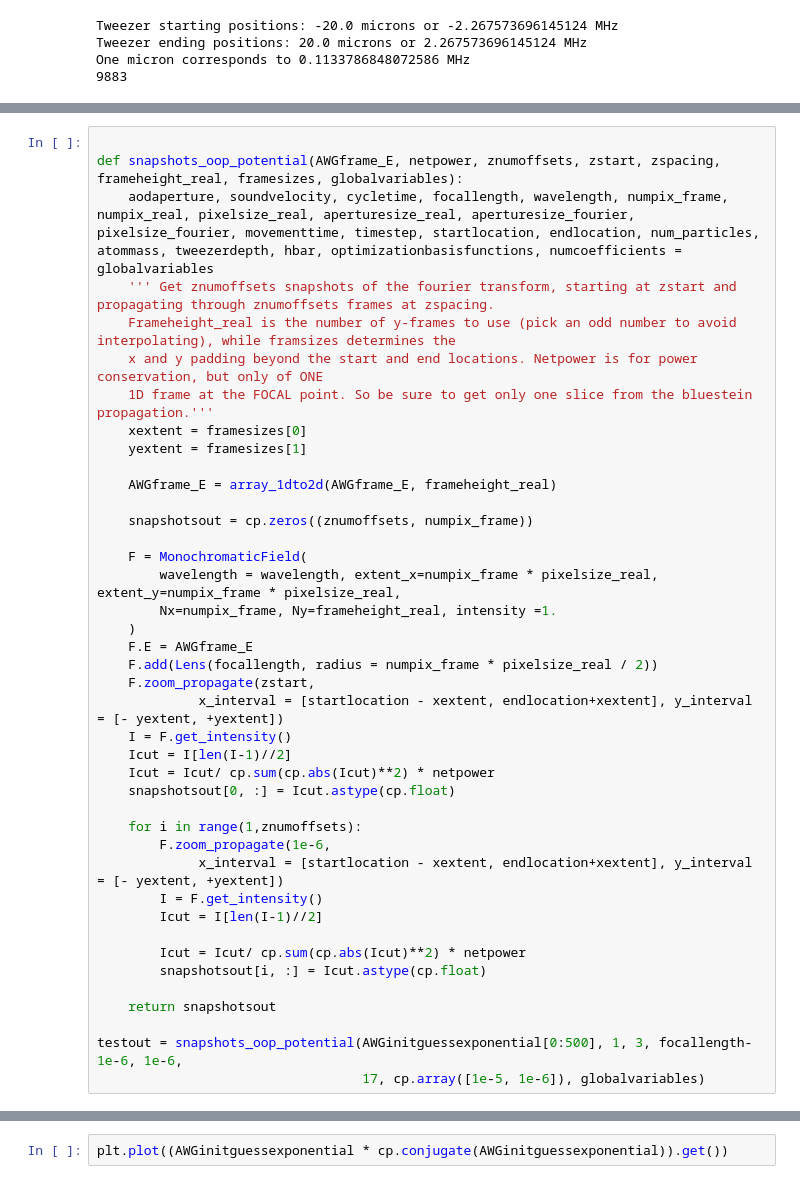
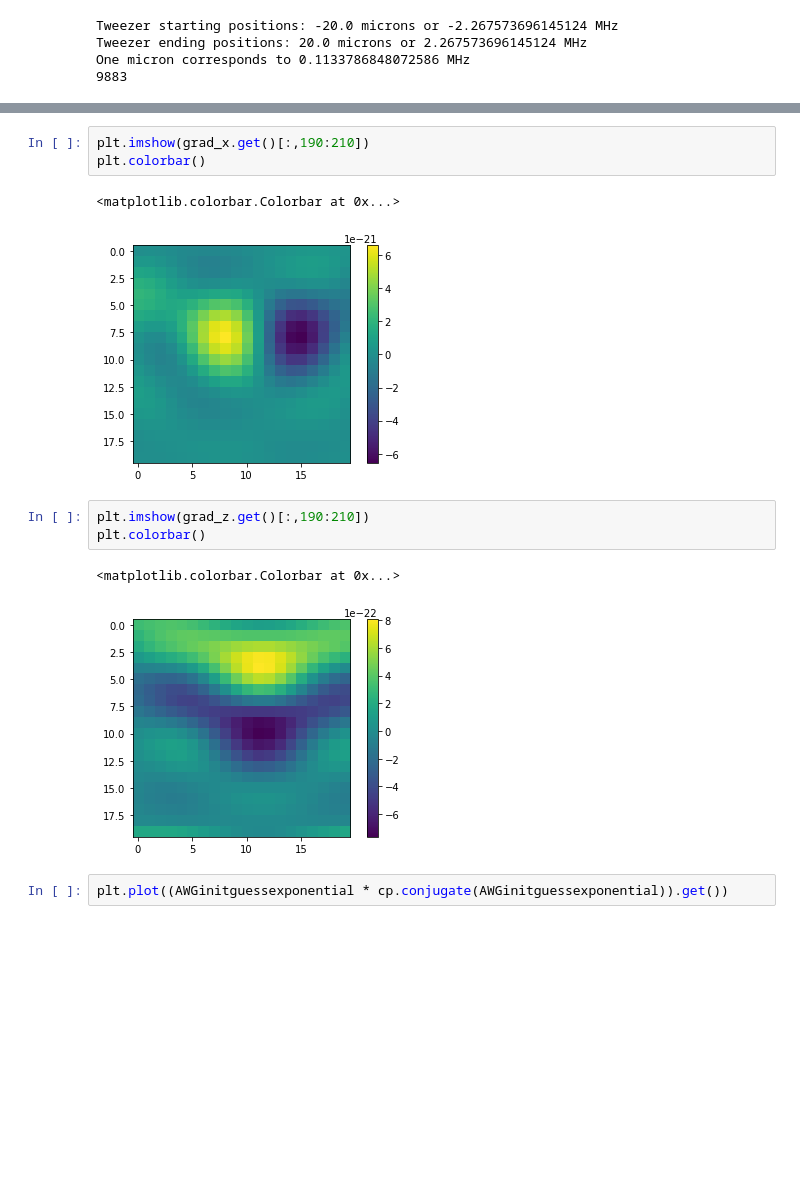
Before and after one commit to nsong03/Ultracold-Research, a Jupyter notebook: TweezerOptimization/AWGwaveformopt_outofplane.ipynb, the cells around one changed output, grey strips where cells are left out. Drawn from its saved outputs; the diff is of its cells as text; blank space fills up the shorter version.

```diff
--- a/TweezerOptimization/AWGwaveformopt_outofplane.ipynb
+++ b/TweezerOptimization/AWGwaveformopt_outofplane.ipynb
@@ -359,41 +176,0 @@ plt.plot(storage[5])
-# %%
-
-def snapshots_oop_potential(AWGframe_E, netpower, znumoffsets, zstart, zspacing, frameheight_real, framesizes, globalvariables):
-    aodaperture, soundvelocity, cycletime, focallength, wavelength, numpix_frame, numpix_real, pixelsize_real, aperturesize_real, aperturesize_fourier, pixelsize_fourier, movementtime, timestep, startlocation, endlocation, num_particles, atommass, tweezerdepth, hbar, optimizationbasisfunctions, numcoefficients = globalvariables
-    ''' Get znumoffsets snapshots of the fourier transform, starting at zstart and propagating through znumoffsets frames at zspacing.
-    Frameheight_real is the number of y-frames to use (pick an odd number to avoid interpolating), while framsizes determines the
-    x and y padding beyond the start and end locations. Netpower is for power conservation, but only of ONE
-    1D frame at the FOCAL point. So be sure to get only one slice from the bluestein propagation.'''
-    xextent = framesizes[0]
-    yextent = framesizes[1]
-
-    AWGframe_E = array_1dto2d(AWGframe_E, frameheight_real)
-
-    snapshotsout = cp.zeros((znumoffsets, numpix_frame))
-
-    F = MonochromaticField(
-        wavelength = wavelength, extent_x=numpix_frame * pixelsize_real, extent_y=numpix_frame * pixelsize_real,
-        Nx=numpix_frame, Ny=frameheight_real, intensity =1.
-    )
-    F.E = AWGframe_E
-    F.add(Lens(focallength, radius = numpix_frame * pixelsize_real / 2))
-    F.zoom_propagate(zstart,
-             x_interval = [startlocation - xextent, endlocation+xextent], y_interval = [- yextent, +yextent])
-    I = F.get_intensity()
-    Icut = I[len(I-1)//2]
-    Icut = Icut/ cp.sum(cp.abs(Icut)**2) * netpower
-    snapshotsout[0, :] = Icut.astype(cp.float)
-
-    for i in range(1,znumoffsets):
-        F.zoom_propagate(1e-6,
-             x_interval = [startlocation - xextent, endlocation+xextent], y_interval = [- yextent, +yextent])
-        I = F.get_intensity()
-        Icut = I[len(I-1)//2]
-
-        Icut = Icut/ cp.sum(cp.abs(Icut)**2) * netpower
-        snapshotsout[i, :] = Icut.astype(cp.float)
-
-    return snapshotsout
-
-testout = snapshots_oop_potential(AWGinitguessexponential[0:500], 1, 3, focallength-1e-6, 1e-6,
-                                  17, cp.array([1e-5, 1e-6]), globalvariables)
@@ -592,3 +615,15 @@ plt.imshow(potential_slices)
+# %%
+plt.imshow(grad_x.get()[:,190:210])
+plt.colorbar()
+# %% [output]
+<matplotlib.colorbar.Colorbar at 0x...>
+[figure, added]
+# %%
+plt.imshow(grad_z.get()[:,190:210])
+plt.colorbar()
+# %% [output]
+<matplotlib.colorbar.Colorbar at 0x...>
+[figure, added]
 # %%
 plt.plot((AWGinitguessexponential * cp.conjugate(AWGinitguessexponential)).get())
 # %% [output]
```
Also changed, not shown: parts of 18 cells of this notebook, 2 other files.
